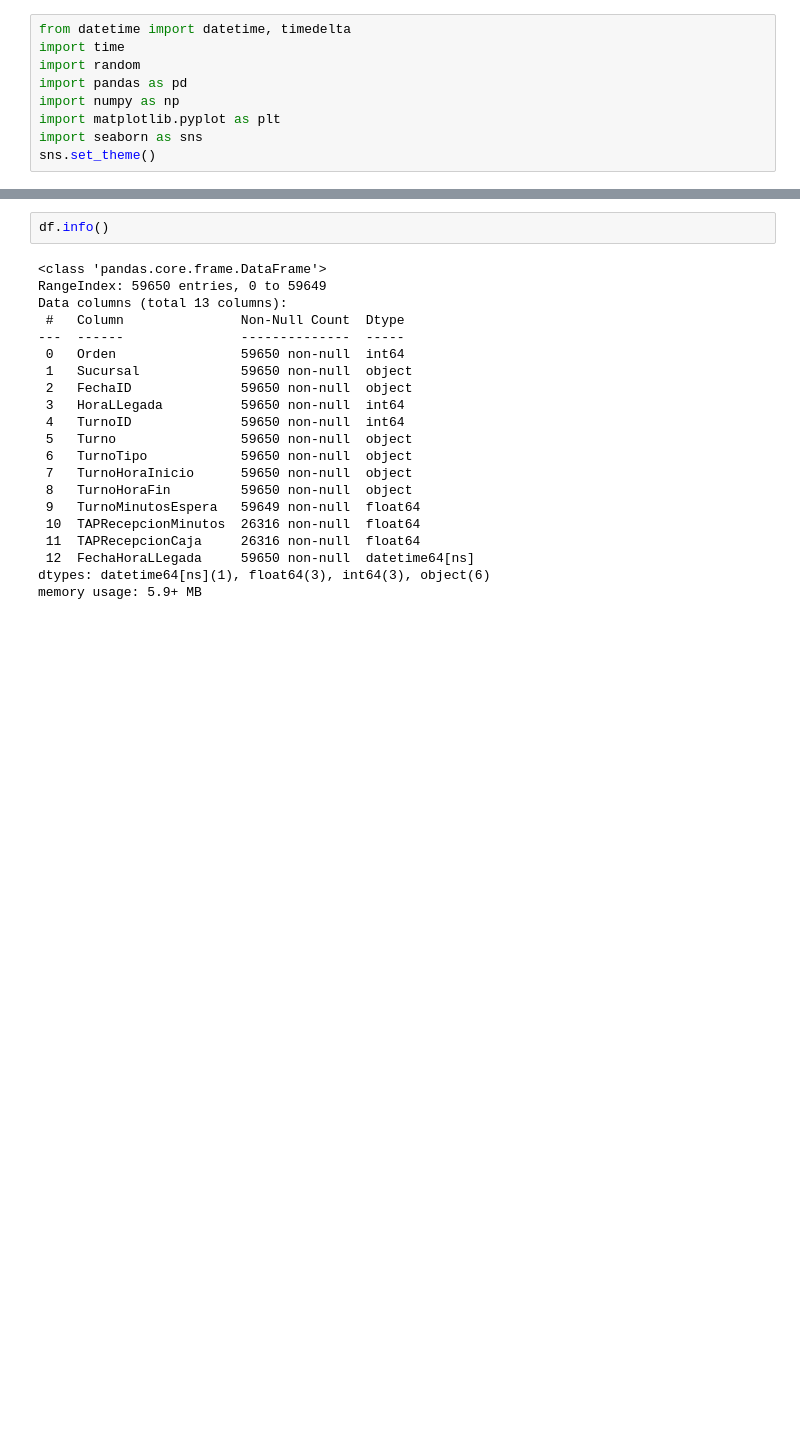
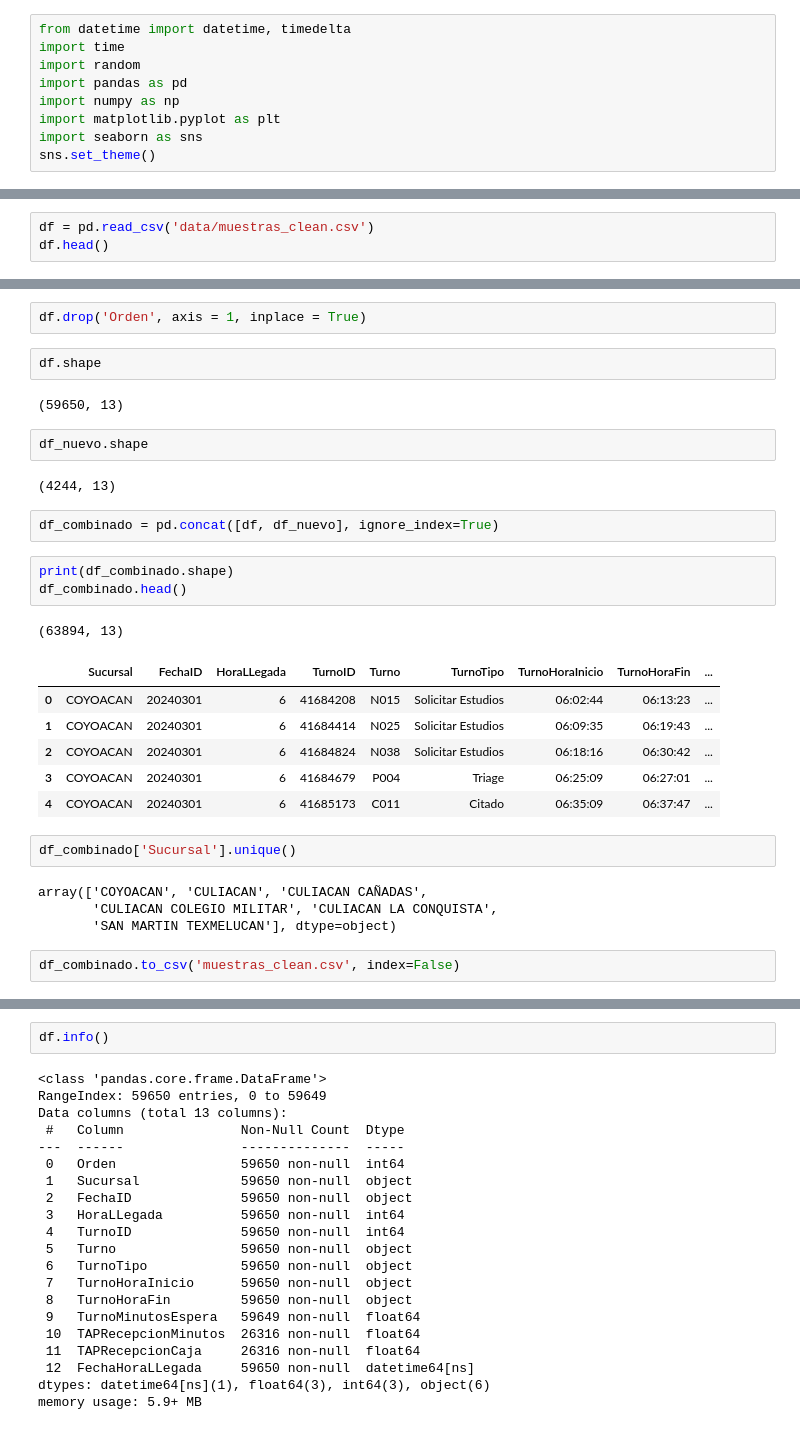
Before and after one commit to Aleevz/saludDignaProject, a Jupyter notebook: Problema1Ideas.ipynb, the cells around one changed output, grey strips where cells are left out. Cells and saved outputs as stored; diff of their text form; blank space fills up the shorter version.

```diff
--- a/Problema1Ideas.ipynb
+++ b/Problema1Ideas.ipynb
@@ -9,0 +99,3 @@ sns.set_theme()
+# %%
+df = pd.read_csv('data/muestras_clean.csv')
+df.head()
@@ -10,3 +109,34 @@ sns.set_theme()
+# %%
+df.drop('Orden', axis = 1, inplace = True)
+# %%
+df.shape
+# %% [output]
+(59650, 13)
+# %%
+df_nuevo.shape
+# %% [output]
+(4244, 13)
+# %%
+df_combinado = pd.concat([df, df_nuevo], ignore_index=True)
+# %%
+print(df_combinado.shape)
+df_combinado.head()
+# %% [output]
+(63894, 13)
+|  | Sucursal | FechaID | HoraLLegada | TurnoID | Turno | TurnoTipo | TurnoHoraInicio | TurnoHoraFin | ... |
+| 0 | COYOACAN | 20240301 | 6 | 41684208 | N015 | Solicitar Estudios | 06:02:44 | 06:13:23 | ... |
+| 1 | COYOACAN | 20240301 | 6 | 41684414 | N025 | Solicitar Estudios | 06:09:35 | 06:19:43 | ... |
+| 2 | COYOACAN | 20240301 | 6 | 41684824 | N038 | Solicitar Estudios | 06:18:16 | 06:30:42 | ... |
+| 3 | COYOACAN | 20240301 | 6 | 41684679 | P004 | Triage | 06:25:09 | 06:27:01 | ... |
+| 4 | COYOACAN | 20240301 | 6 | 41685173 | C011 | Citado | 06:35:09 | 06:37:47 | ... |
+# %%
+df_combinado['Sucursal'].unique()
+# %% [output]
+array(['COYOACAN', 'CULIACAN', 'CULIACAN CAÑADAS',
+       'CULIACAN COLEGIO MILITAR', 'CULIACAN LA CONQUISTA',
+       'SAN MARTIN TEXMELUCAN'], dtype=object)
+# %%
+df_combinado.to_csv('muestras_clean.csv', index=False)
 # %%
 df = pd.read_excel('data/muestras_clean.xlsx')
 df["FechaID"] = df["FechaID"].astype(str).str.zfill(8)
```
Also changed, not shown: parts of 11 cells of this notebook, 9 other files.
